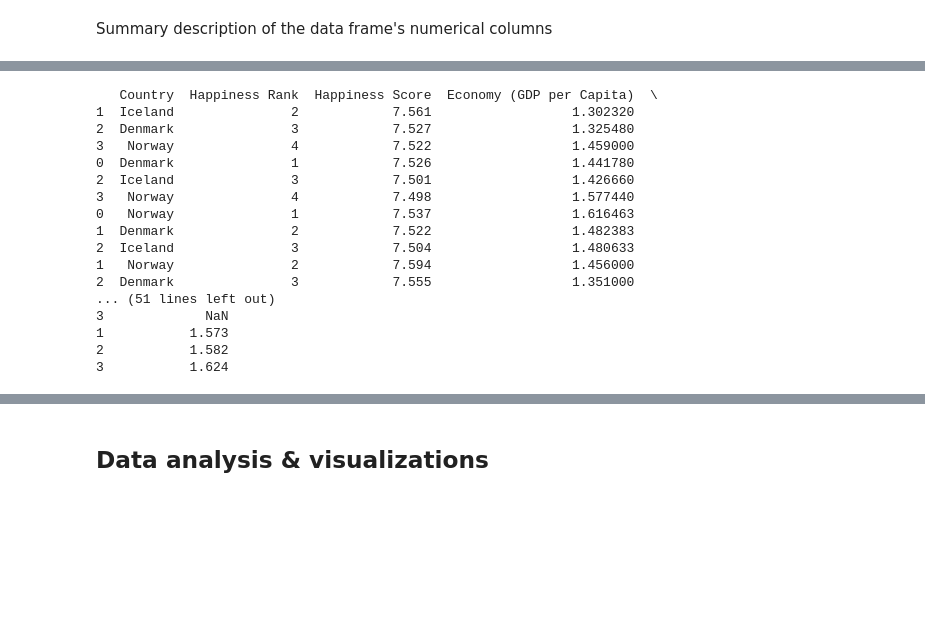
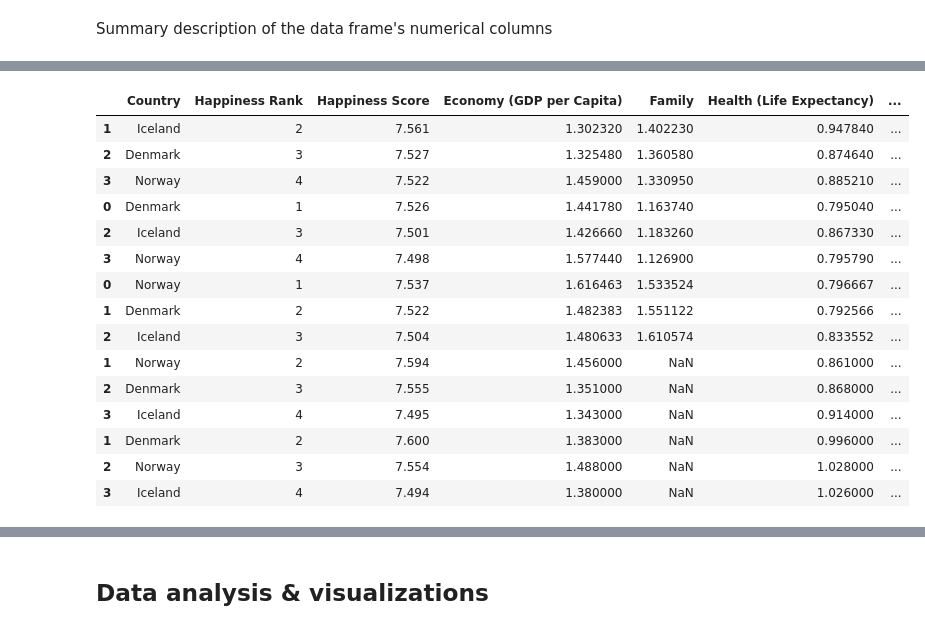
Before and after one commit to sophiabulcock/world_happiness_report_viz, a Jupyter notebook: project_2.ipynb, the cells around one changed output, grey strips where cells are left out. Saved outputs shown, nothing was run; the diff lists cells and outputs as text; code cells hidden in the pictures; blank space fills up the shorter version.

```diff
--- a/project_2.ipynb
+++ b/project_2.ipynb
@@ -315,28 +316,27 @@ rouded_happiest_df
 | 3 | Iceland | 3 | 7.50 | 10.772559 | NaN | 73.000000 | ... |
 | 4 | Norway | 4 | 7.49 | 11.087804 | NaN | 73.200783 | ... |
 # %%
-# For analysis 2 - sort dataframe into top 7 happiest countries by year
+# For analysis 2 - sort dataframe into 3 happiest countries that appear each year
 
 
 happiest_c_2015_2 = happiness_df[(happiness_df['Country'] == 'Denmark' )|(happiness_df['Country'] == 'Iceland') | (happiness_df['Country'] == 'Norway') ]
 happiest_c_2015_2_2=happiest_c_2015_2[(happiest_c_2015_2['Year']==2015)|(happiest_c_2015_2['Year']==2016)|(happiest_c_2015_2['Year']==2017)|(happiest_c_2015_2['Year']==2018)|(happiest_c_2015_2['Year']==2019)]
-
-print(happiest_c_2015_2_2)
+happiest_c_2015_2_2['Year'].astype(int)
+happiest_c_2015_2_2
 # %% [output]
-   Country  Happiness Rank  Happiness Score  Economy (GDP per Capita)  \
-1  Iceland               2            7.561                  1.302320
-2  Denmark               3            7.527                  1.325480
-3   Norway               4            7.522                  1.459000
-0  Denmark               1            7.526                  1.441780
-2  Iceland               3            7.501                  1.426660
-3   Norway               4            7.498                  1.577440
-0   Norway               1            7.537                  1.616463
-1  Denmark               2            7.522                  1.482383
-2  Iceland               3            7.504                  1.480633
-1   Norway               2            7.594                  1.456000
-2  Denmark               3            7.555                  1.351000
-... (51 lines left out)
-3             NaN
-1           1.573
-2           1.582
-3           1.624
+|  | Country | Happiness Rank | Happiness Score | Economy (GDP per Capita) | Family | Health (Life Expectancy) | ... |
+| 1 | Iceland | 2 | 7.561 | 1.302320 | 1.402230 | 0.947840 | ... |
+| 2 | Denmark | 3 | 7.527 | 1.325480 | 1.360580 | 0.874640 | ... |
+| 3 | Norway | 4 | 7.522 | 1.459000 | 1.330950 | 0.885210 | ... |
+| 0 | Denmark | 1 | 7.526 | 1.441780 | 1.163740 | 0.795040 | ... |
+| 2 | Iceland | 3 | 7.501 | 1.426660 | 1.183260 | 0.867330 | ... |
+| 3 | Norway | 4 | 7.498 | 1.577440 | 1.126900 | 0.795790 | ... |
+| 0 | Norway | 1 | 7.537 | 1.616463 | 1.533524 | 0.796667 | ... |
+| 1 | Denmark | 2 | 7.522 | 1.482383 | 1.551122 | 0.792566 | ... |
+| 2 | Iceland | 3 | 7.504 | 1.480633 | 1.610574 | 0.833552 | ... |
+| 1 | Norway | 2 | 7.594 | 1.456000 | NaN | 0.861000 | ... |
+| 2 | Denmark | 3 | 7.555 | 1.351000 | NaN | 0.868000 | ... |
+| 3 | Iceland | 4 | 7.495 | 1.343000 | NaN | 0.914000 | ... |
+| 1 | Denmark | 2 | 7.600 | 1.383000 | NaN | 0.996000 | ... |
+| 2 | Norway | 3 | 7.554 | 1.488000 | NaN | 1.028000 | ... |
+| 3 | Iceland | 4 | 7.494 | 1.380000 | NaN | 1.026000 | ... |
```
Also changed, not shown: parts of 20 cells of this notebook.
